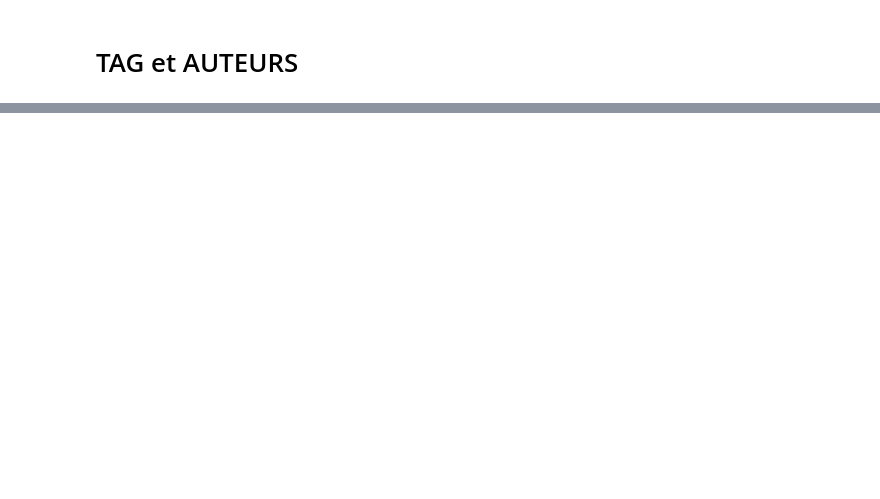
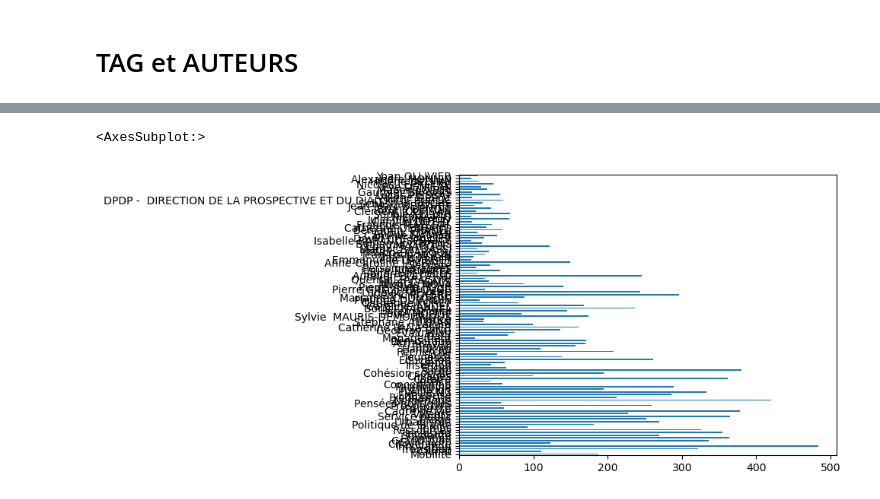
Before and after one commit to Geminy3/Skoli_M3, a Jupyter notebook: Analyse_reseau.ipynb, the cells around one changed output, grey strips where cells are left out. Saved outputs shown, nothing was run; the diff lists cells and outputs as text; code cells hidden in the pictures; blank space fills up the shorter version.

```diff
--- a/Analyse_reseau.ipynb
+++ b/Analyse_reseau.ipynb
@@ -171,22 +153,42 @@ for item in mult_items.values():
         elif tag in G.nodes:
             G.nodes[tag]["value"] += 1
 
-for node in G.nodes:
+for i, node in enumerate(G.nodes):
+    print(f"\r{i, node}", end="")
     for item in mult_items.values():
         tags = item["tags"]
         auts = item["auteurs"]
         if node in tags:
+            # for aut in auts:
+            #     if aut == 'A' or aut == "N":
+            #         continue
+            #     if node != aut and not G.has_edge(aut, node):
+            #         G.add_edge(node, aut, weight = 1)
+            #     elif node != aut and G.has_edge(aut, node):
+            #         G.edges[(node, aut)]["weight"] += 1
+            # for tag in tags:
+            #     if tag == 'A' or tag == "N":
+            #         continue
+            #     if node != tag and not G.has_edge(tag, node):
+            #         G.add_edge(node, tag, weight = 1)
+            #     elif node != tag and G.has_edge(tag, node):
+            #         G.edges[(node, tag)]["weight"] += 1
+            continue
+        if node in auts:
+            # for aut in auts:
+            #     if aut == 'A' or aut == "N":
+            #         continue
+            #     if node != aut and not G.has_edge(aut, node):
+            #         G.add_edge(node, aut, weight = 1)
+            #     elif node != aut and G.has_edge(aut, node):
+            #         G.edges[(node, aut)]["weight"] += 1
             for tag in tags:
+                if tag == 'A' or tag == "N":
+                    continue
                 if node != tag and not G.has_edge(tag, node):
                     G.add_edge(node, tag, weight = 1)
                 elif node != tag and G.has_edge(tag, node):
-                    G[node][tag]["weight"] += 1
-        if node in auts:
-            for aut in auts:
-                if node != aut and not G.has_edge(aut, node):
-                    G.add_edge(node, aut, weight = 1)
-                elif node != aut and G.has_edge(aut, node):
-                    G[node][aut]["weight"] += 1
+                    G.edges[(node, tag)]["weight"] += 1
 
 # nx.draw(G)
 export = nx.cytoscape_data(G)
@@ -194,8 +196,11 @@ with open(EXPORT_FOLDER+"all_net.json", "w", encoding="utf8") as f:
     f.write(json.dumps(export))
 
 value = []
+type = []
 for node in G.nodes:
     value.append(G.nodes[node]["value"])
-val = pd.DataFrame(value)
+    type.append(G.nodes[node]["type"])
+items = zip(value, type)
+val = pd.DataFrame(items, columns=["value", "type"])
 val.index = G.nodes
 val.to_csv(EXPORT_FOLDER+"allnodes_attributes.csv")
@@ -204,0 +209,5 @@ val.to_csv(EXPORT_FOLDER+"allnodes_attributes.csv")
+# %%
+val[val.value > 15].value.plot(kind="barh")
+# %% [output]
+<AxesSubplot:>
+[figure, added]
```
Also changed, not shown: parts of 4 cells of this notebook, 1 other file.
